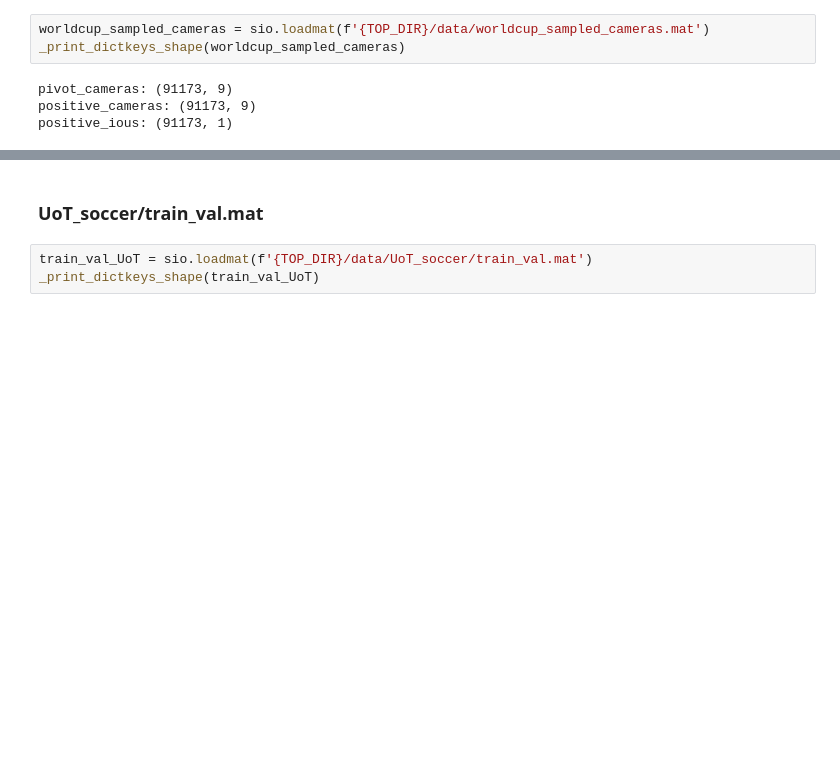
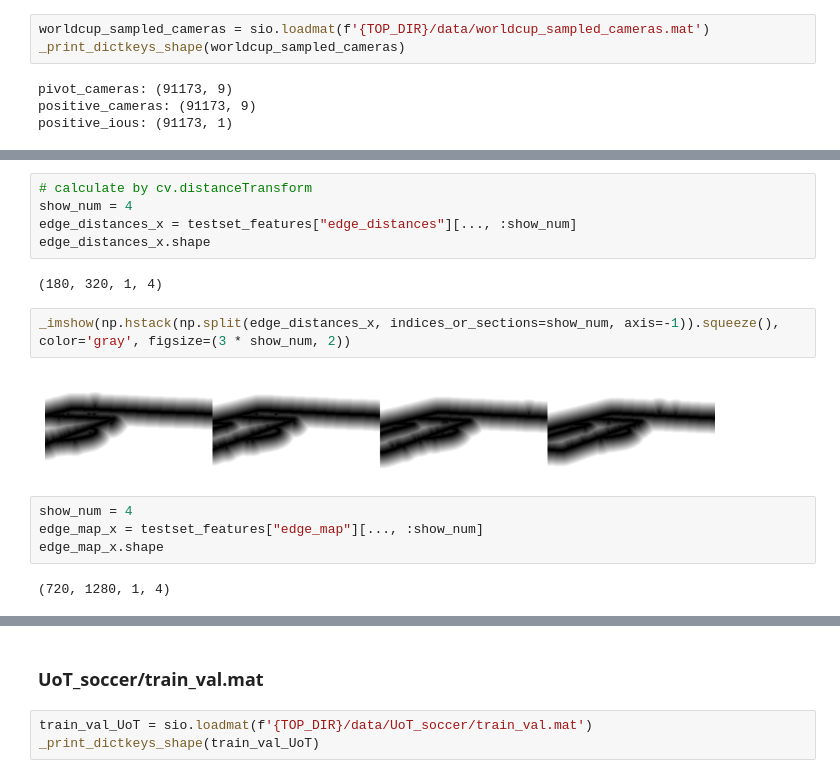
Before and after one commit to qrsforever/hzcsbet, a Jupyter notebook: docs/notebooks/SCCvSD.ipynb, the cells around one changed output, grey strips where cells are left out. Drawn from its saved outputs; the diff is of its cells as text; blank space fills up the shorter version.

```diff
--- a/docs/notebooks/SCCvSD.ipynb
+++ b/docs/notebooks/SCCvSD.ipynb
@@ -237,0 +329,17 @@ positive_ious: (91173, 1)
+# %%
+# calculate by cv.distanceTransform
+show_num = 4
+edge_distances_x = testset_features["edge_distances"][..., :show_num]
+edge_distances_x.shape
+# %% [output]
+(180, 320, 1, 4)
+# %%
+_imshow(np.hstack(np.split(edge_distances_x, indices_or_sections=show_num, axis=-1)).squeeze(), color='gray', figsize=(3 * show_num, 2))
+# %% [output]
+[figure, added]
+# %%
+show_num = 4
+edge_map_x = testset_features["edge_map"][..., :show_num]
+edge_map_x.shape
+# %% [output]
+(720, 1280, 1, 4)
```
Also changed, not shown: parts of 60 cells of this notebook, 5 other files.
